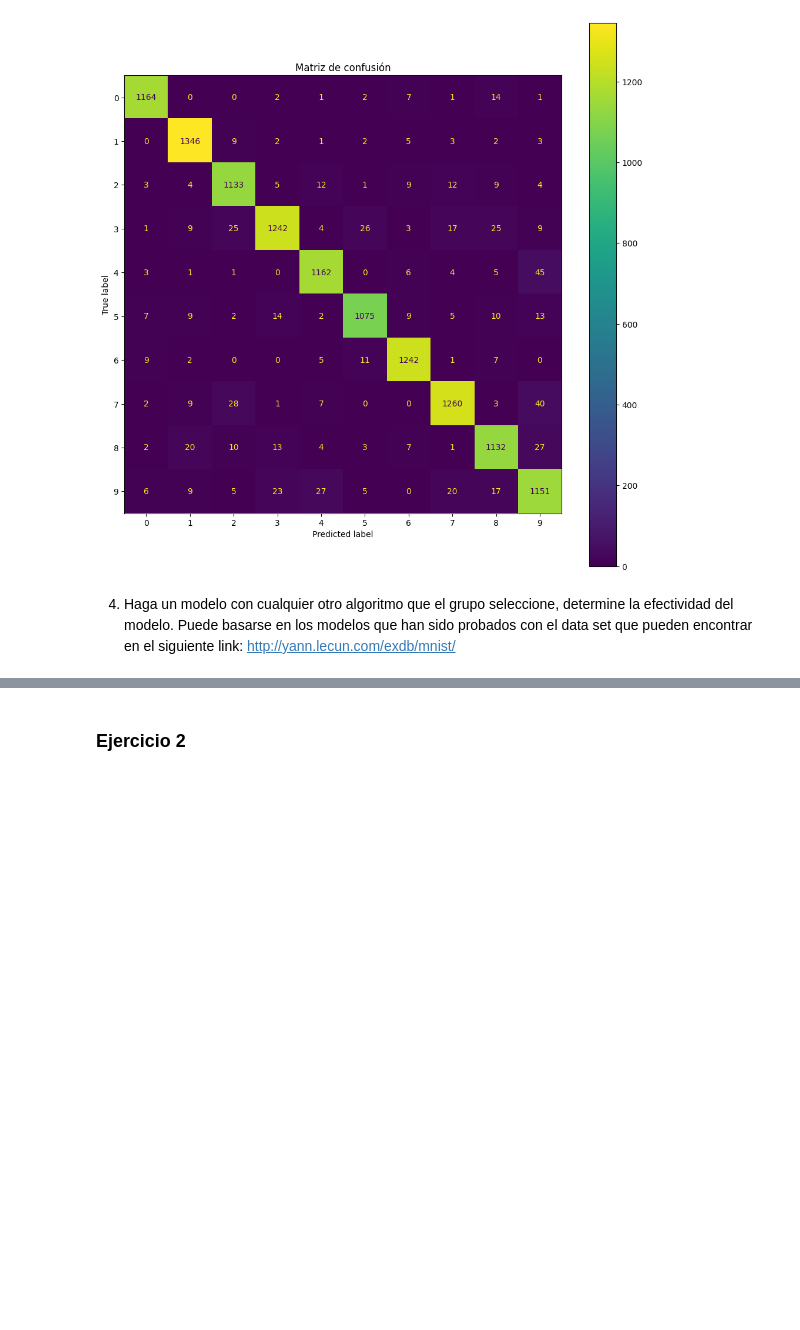
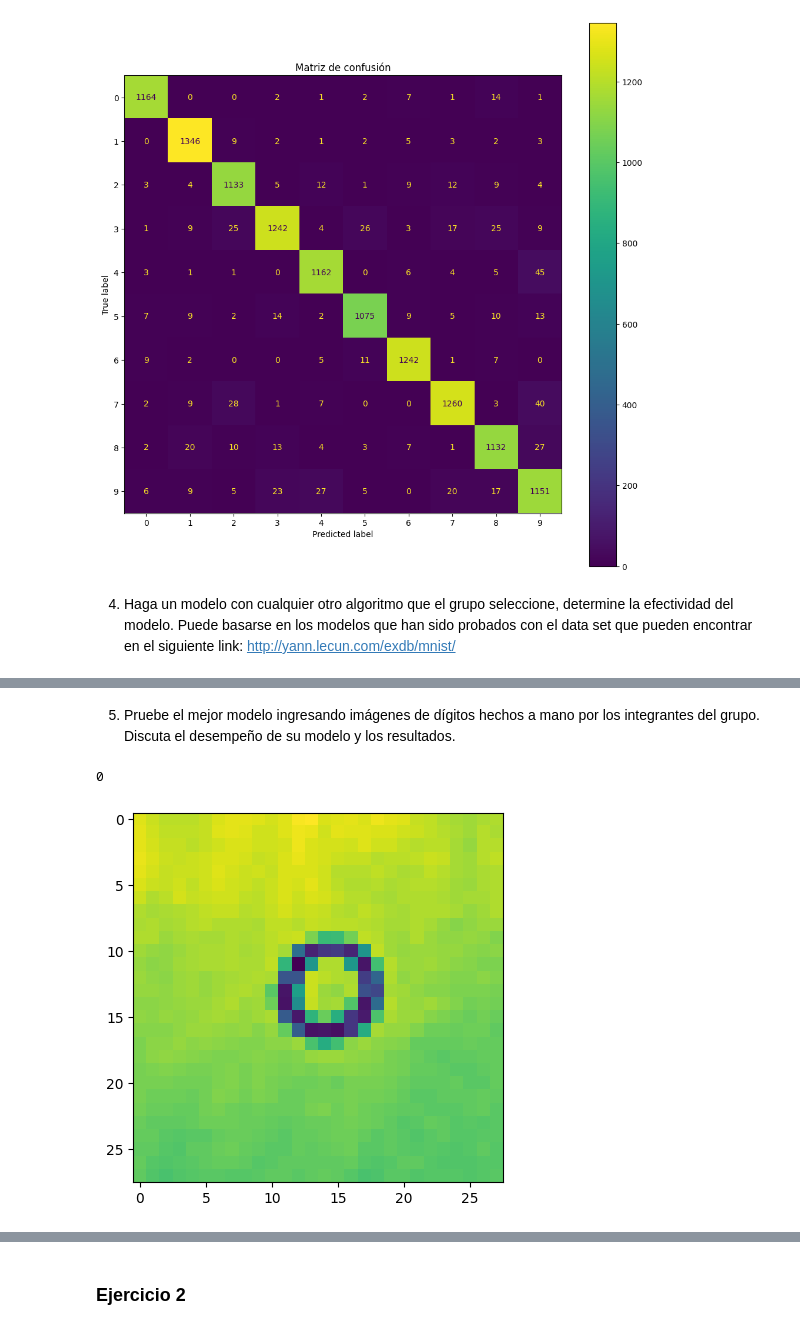
Before and after one commit to CristopherBarrios/Lab3-DeepLearning-DataScience, a Jupyter notebook: lab3.ipynb, the cells around one changed output, grey strips where cells are left out. Saved outputs shown, nothing was run; the diff lists cells and outputs as text; code cells hidden in the pictures; blank space fills up the shorter version.

```diff
--- a/lab3.ipynb
+++ b/lab3.ipynb
@@ -295,19 +295,19 @@ plt.show()
 del modelo. Puede basarse en los modelos que han sido probados con el data set que pueden
 encontrar en el siguiente link: http://yann.lecun.com/exdb/mnist/
 # %%
-import numpy as np
+from sklearn.datasets import fetch_openml
 import pandas as pd
 from sklearn.model_selection import train_test_split
 from sklearn.neural_network import MLPClassifier
 from sklearn.metrics import accuracy_score
 
-# Cargar el conjunto de datos MNIST (asegúrate de tener los archivos descomprimidos)
-mnist = datasets.fetch_openml('mnist_784', version=1)
+# Cargar el conjunto de datos MNIST
+mnist = fetch_openml('mnist_784', version=1)
 
 # Convierte los datos a un DataFrame de Pandas
 mnist_df = pd.DataFrame(data=mnist.data, columns=mnist.feature_names)
 
-# Agrega la columna de etiquetas al DataFrame
+# Agregar la columna de etiquetas al DataFrame
 mnist_df['label'] = mnist.target
 
 # Dividir los datos en características (X) y etiquetas (y)
@@ -332,0 +355,39 @@ print("Precisión del modelo de RNA:", accuracy)
+# %% [markdown]
+5. Pruebe el mejor modelo ingresando imágenes de dígitos hechos a mano por los integrantes del
+grupo. Discuta el desempeño de su modelo y los resultados.
+# %%
+import csv
+from PIL import Image
+def create_csv(name, output):
+    original = Image.open(name)
+    mod = original.convert('L')
+    array = np.asarray(mod.resize((28,28)), dtype=np.int64)
+    my_array = [0,]
+    header = ['label']
+    count = 0
+    for i in array:
+        for j in i:
+            my_array.append(j)
+            header.append('pixel' + str(count))
+            count += 1
+    with open(output, 'w') as f:
+        writer = csv.writer(f)
+        writer.writerow(header)
+        writer.writerow(my_array)
+# %%
+def write_prediction(prediction, name):
+    df = pd.read_csv(name)
+    x = df.to_numpy()[0:,1:].reshape(len(df),28,28,1)
+    y = df.label.to_numpy()
+    X = train[:, 1:]
+    Y = train[:, 0]
+    solution = prediction.predict(X)
+    image = x[0]
+    plt.imshow(image.squeeze())
+    return(solution)
+# %%
+create_csv('test/0.jpeg', 'test/0.csv')
+write_prediction(forest, 'test/0.csv')[1]
+# %% [output]
+0
+[figure, added]
```
Also changed, not shown: parts of 16 cells of this notebook.
